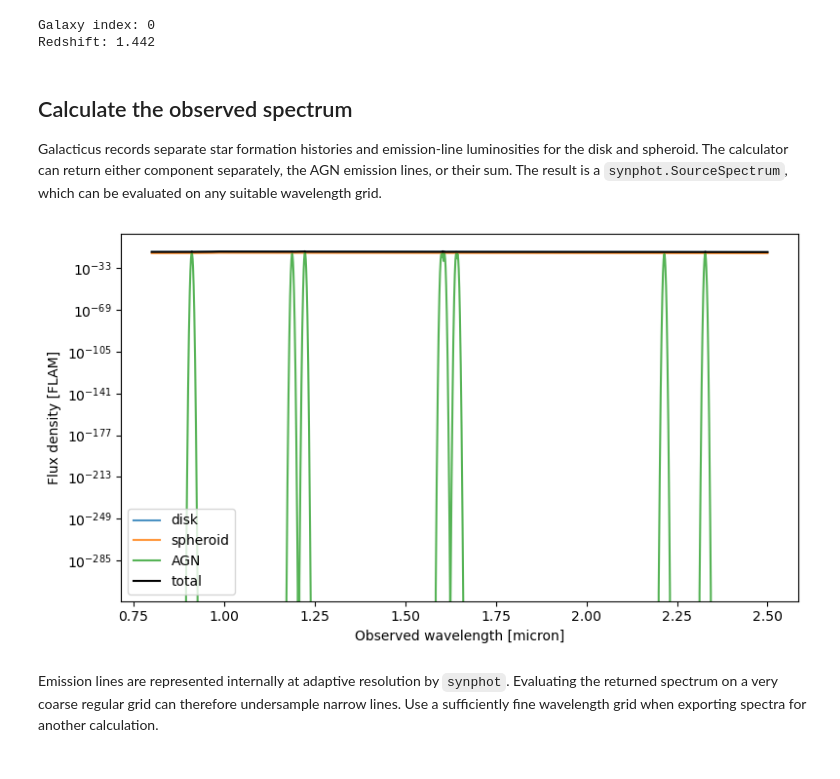
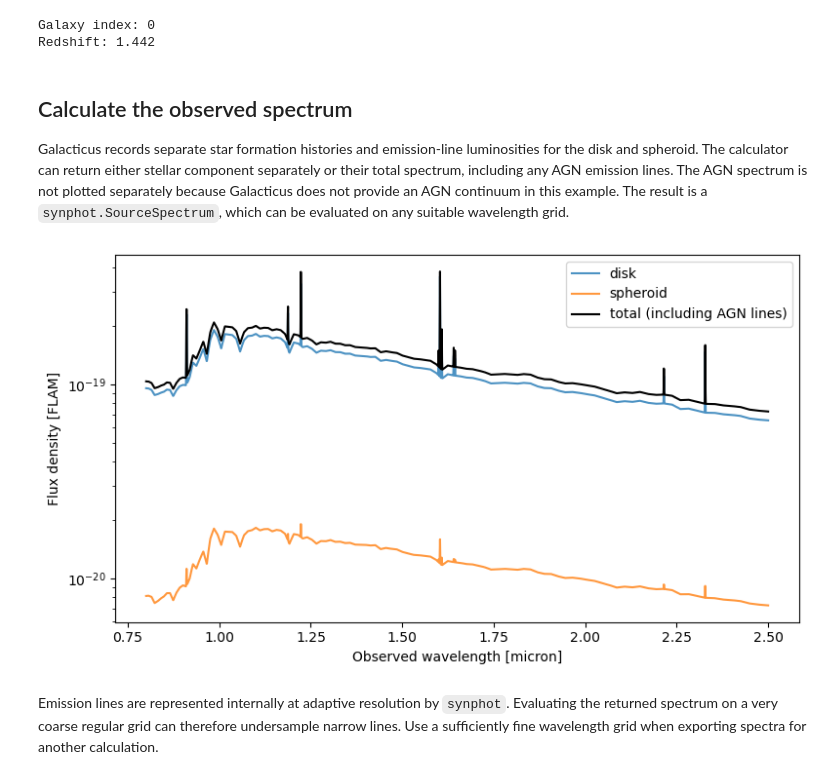
Before and after one commit to roman-grs-pit/galacticus_sed_calculator, a Jupyter notebook: examples/exampleUsage.ipynb, the cells around one changed output. Saved outputs shown, nothing was run; the diff lists cells and outputs as text; code cells hidden in the pictures.

Commit message:
Improve notebook spectrum and dust examples

```diff
--- a/examples/exampleUsage.ipynb
+++ b/examples/exampleUsage.ipynb
@@ -43,7 +43,9 @@ Redshift: 1.442
 
 Galacticus records separate star formation histories and emission-line
 luminosities for the disk and spheroid. The calculator can return either
-component separately, the AGN emission lines, or their sum. The result is a
+stellar component separately or their total spectrum, including any AGN
+emission lines. The AGN spectrum is not plotted separately because Galacticus
+does not provide an AGN continuum in this example. The result is a
 `synphot.SourceSpectrum`, which can be evaluated on any suitable wavelength
 grid.
 # %%
@@ -55,36 +57,36 @@ component_spectra = {
         galIndex=galaxy_index,
         component=component,
         obs_wavelengths=observed_wavelength,
     )
-    for component in ("disk", "spheroid", "AGN")
+    for component in ("disk", "spheroid")
 }
 total_spectrum = calculator.evaluate_total_spectrum(
     catalog,
     galIndex=galaxy_index,
     obs_wavelengths=observed_wavelength,
 )
 
 fig, ax = plt.subplots(figsize=(8, 4.5))
 for component, spectrum in component_spectra.items():
     ax.plot(
         observed_wavelength.to_value(u.micron),
         spectrum(observed_wavelength, flux_unit="flam"),
         label=component,
         alpha=0.8,
     )
 ax.plot(
     observed_wavelength.to_value(u.micron),
     total_spectrum(observed_wavelength, flux_unit="flam"),
     color="black",
-    label="total",
+    label="total (including AGN lines)",
     linewidth=1.5,
 )
 ax.set(xlabel="Observed wavelength [micron]", ylabel="Flux density [FLAM]")
 ax.set_yscale("log")
 ax.legend()
 fig.tight_layout()
 # %% [output]
-[figure, old version]
+[figure, new version]
 # %% [markdown]
 Emission lines are represented internally at adaptive resolution by
 `synphot`. Evaluating the returned spectrum on a very coarse regular grid can
```
Also changed, not shown: parts of 2 cells of this notebook, 1 other file.
